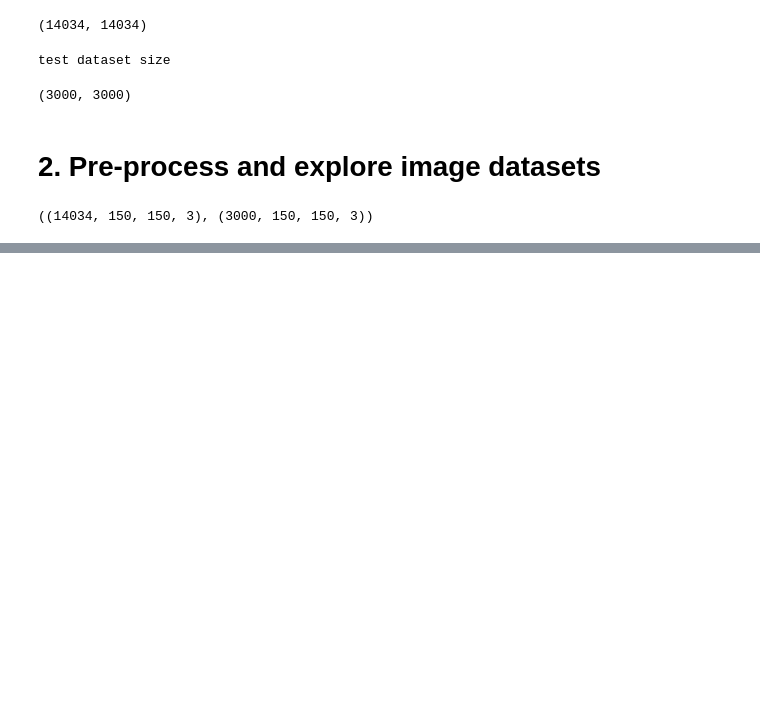
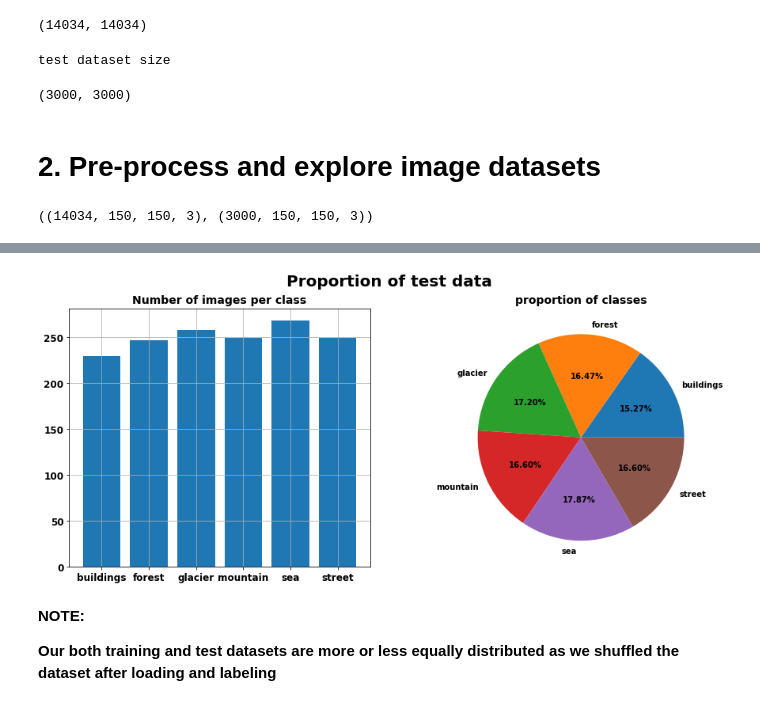
Before and after one commit to avikumart/Computer-vision, a Jupyter notebook: computervision-intel-image-clf.ipynb, the cells around one changed output, grey strips where cells are left out. Cells and saved outputs as stored; diff of their text form; code cells hidden in the pictures; blank space fills up the shorter version.

```diff
--- a/computervision-intel-image-clf.ipynb
+++ b/computervision-intel-image-clf.ipynb
@@ -153,0 +172,8 @@ series.groupby('labels').count()
+# %%
+test_d = proportion_labels(tst_labels, "test")
+# %% [output]
+[figure, added]
+# %% [markdown]
+**NOTE:**
+
+**Our both training and test datasets are more or less equally distributed as we shuffled the dataset after loading and labeling**
```
Also changed, not shown: parts of 5 cells of this notebook.
